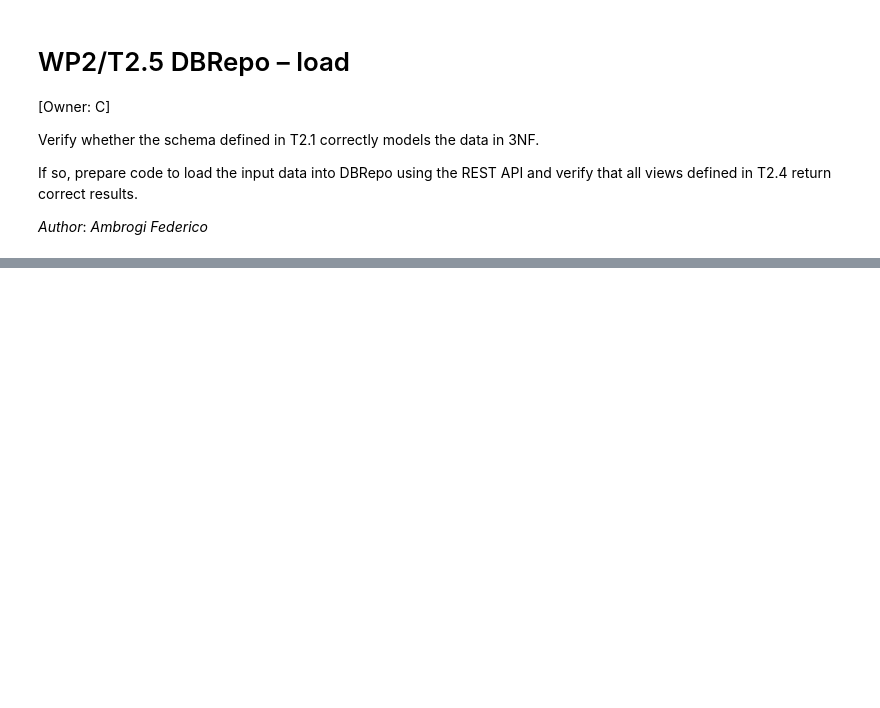
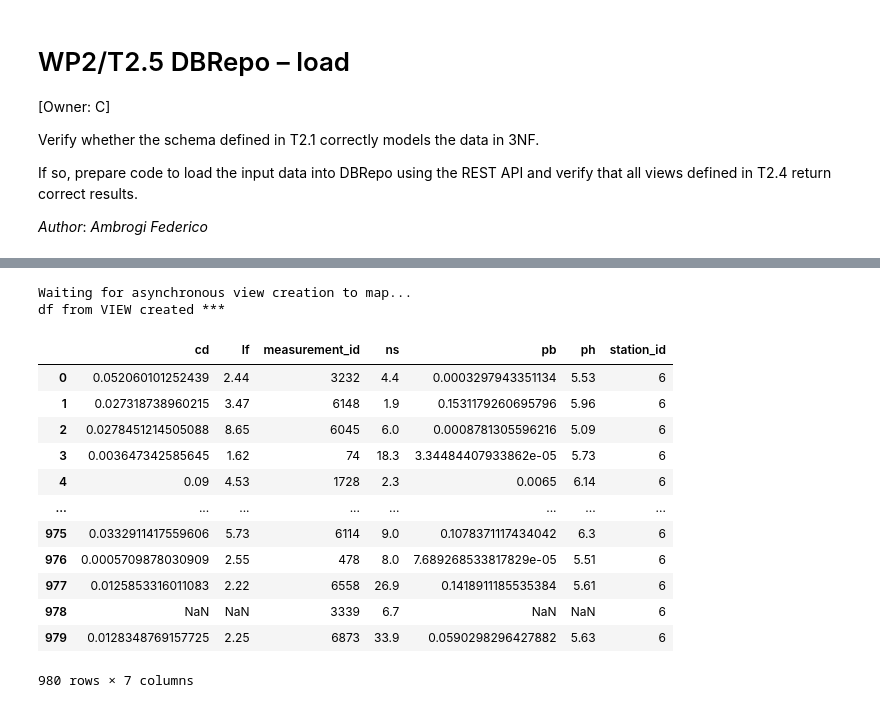
Before and after one commit to fambrogi/DataStewardshipSS2026, a Jupyter notebook: notebooks/T2_5-DBRepoLoadView.ipynb, the cells around one changed output, grey strips where cells are left out. Cells and saved outputs as stored; diff of their text form; code cells hidden in the pictures; blank space fills up the shorter version.

```diff
--- a/notebooks/T2_5-DBRepoLoadView.ipynb
+++ b/notebooks/T2_5-DBRepoLoadView.ipynb
@@ -457,0 +141,42 @@ ForbiddenError: Failed to create view: not allowed
+# %%
+print("Waiting for asynchronous view creation to map...")
+time.sleep(5)
+
+for _ in range(10):
+    try:
+        df_view = client.get_view_data(
+            database_id=DATABASE_ID,
+            view_id=VIEW_ID,
+            page=0,
+            size=1000000,
+        )
+        print('df from VIEW created *** ')
+        break
+    except Exception as e:
+        if '204' in str(e):
+            print("Still waiting for view...")
+            time.sleep(5)
+        else:
+            raise e
+
+
+station_6_data_pb_cd_ph = df_view
+# %% [output]
+Waiting for asynchronous view creation to map...
+df from VIEW created ***
+# %%
+station_6_data_pb_cd_ph
+# %% [output]
+|  | cd | lf | measurement_id | ns | pb | ph | station_id |
+| 0 | 0.052060101252439 | 2.44 | 3232 | 4.4 | 0.0003297943351134 | 5.53 | 6 |
+| 1 | 0.027318738960215 | 3.47 | 6148 | 1.9 | 0.1531179260695796 | 5.96 | 6 |
+| 2 | 0.0278451214505088 | 8.65 | 6045 | 6.0 | 0.0008781305596216 | 5.09 | 6 |
+| 3 | 0.003647342585645 | 1.62 | 74 | 18.3 | 3.34484407933862e-05 | 5.73 | 6 |
+| 4 | 0.09 | 4.53 | 1728 | 2.3 | 0.0065 | 6.14 | 6 |
+| ... | ... | ... | ... | ... | ... | ... | ... |
+| 975 | 0.0332911417559606 | 5.73 | 6114 | 9.0 | 0.1078371117434042 | 6.3 | 6 |
+| 976 | 0.0005709878030909 | 2.55 | 478 | 8.0 | 7.689268533817829e-05 | 5.51 | 6 |
+| 977 | 0.0125853316011083 | 2.22 | 6558 | 26.9 | 0.1418911185535384 | 5.61 | 6 |
+| 978 | NaN | NaN | 3339 | 6.7 | NaN | NaN | 6 |
+| 979 | 0.0128348769157725 | 2.25 | 6873 | 33.9 | 0.0590298296427882 | 5.63 | 6 |
+980 rows × 7 columns
```
Also changed, not shown: parts of 46 cells of this notebook.
